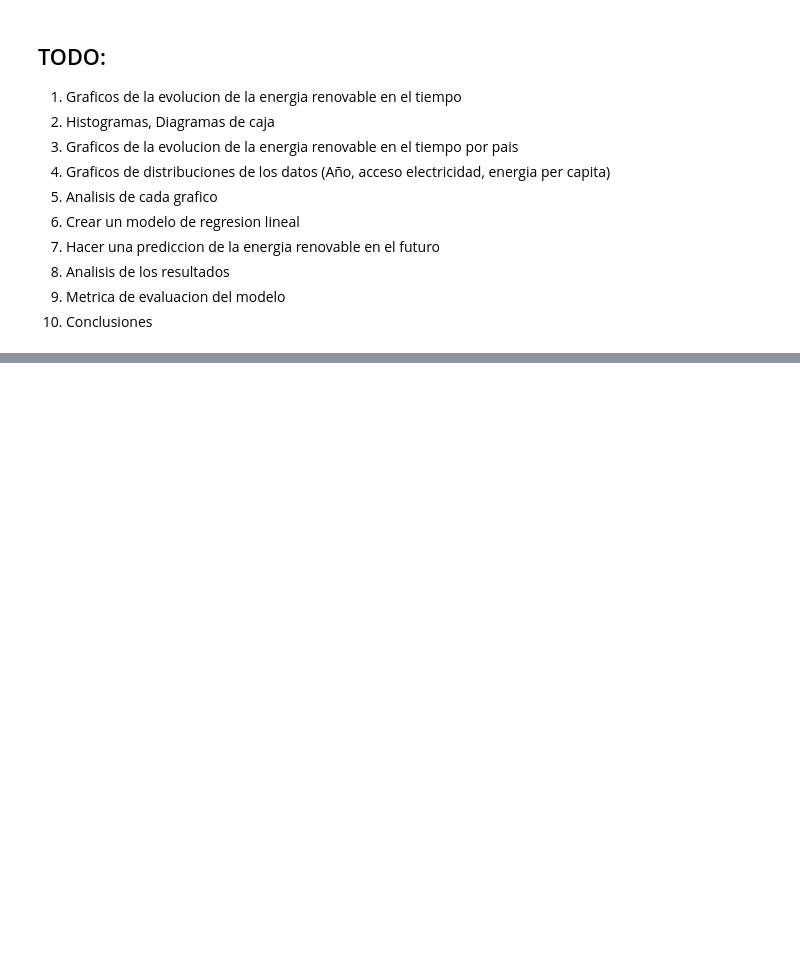
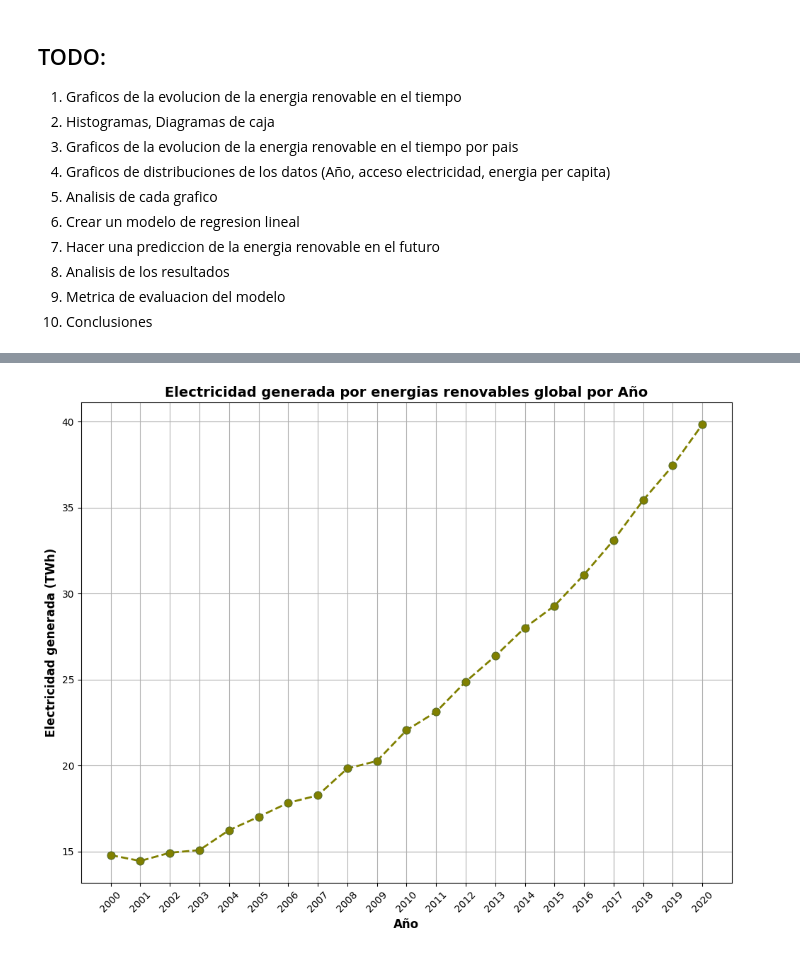
Before and after one commit to juanejd/prediction-model-renewable-energy, a Jupyter notebook: ADA_ML_LR.ipynb, the cells around one changed output, grey strips where cells are left out. Drawn from its saved outputs; the diff is of its cells as text; code cells hidden in the pictures; blank space fills up the shorter version.

```diff
--- a/ADA_ML_LR.ipynb
+++ b/ADA_ML_LR.ipynb
@@ -423,3 +423,8 @@ Grafica el promedio global de cantidad de electricidad nuclear generada a traves
 8. Analisis de los resultados
 9. Metrica de evaluacion del modelo
 10. Conclusiones
+# %%
+electricity_renewable_by_year = (
+    df_filled.groupby("Year")["Electricity from renewables (TWh)"].mean().reset_index()
+)
+electricity_renewable_by_year
@@ -425,0 +449,27 @@ Grafica el promedio global de cantidad de electricidad nuclear generada a traves
+# %%
+plt.figure(figsize=(10, 8))
+sns.lineplot(
+    data=electricity_renewable_by_year,
+    x="Year",
+    y="Electricity from renewables (TWh)",
+    marker="o",
+    markersize=8,
+    linestyle="--",
+    lw=2,
+    c="olive",
+    mec="darkolivegreen",
+)
+plt.title(
+    "Electricidad generada por energias renovables global por Año",
+    fontsize=14,
+    fontweight="bold",
+)
+plt.xlabel("Año", fontsize=12, fontweight="bold")
+plt.ylabel("Electricidad generada (TWh)", fontsize=12, fontweight="bold")
+# Configurar para mostrar todos los años en el eje X
+plt.xticks(electricity_renewable_by_year["Year"], rotation=45)
+plt.grid(True)
+plt.tight_layout()  # Para evitar que los labels se corten
+plt.show()
+# %% [output]
+[figure, added]
```
Also changed, not shown: parts of 5 cells of this notebook.
